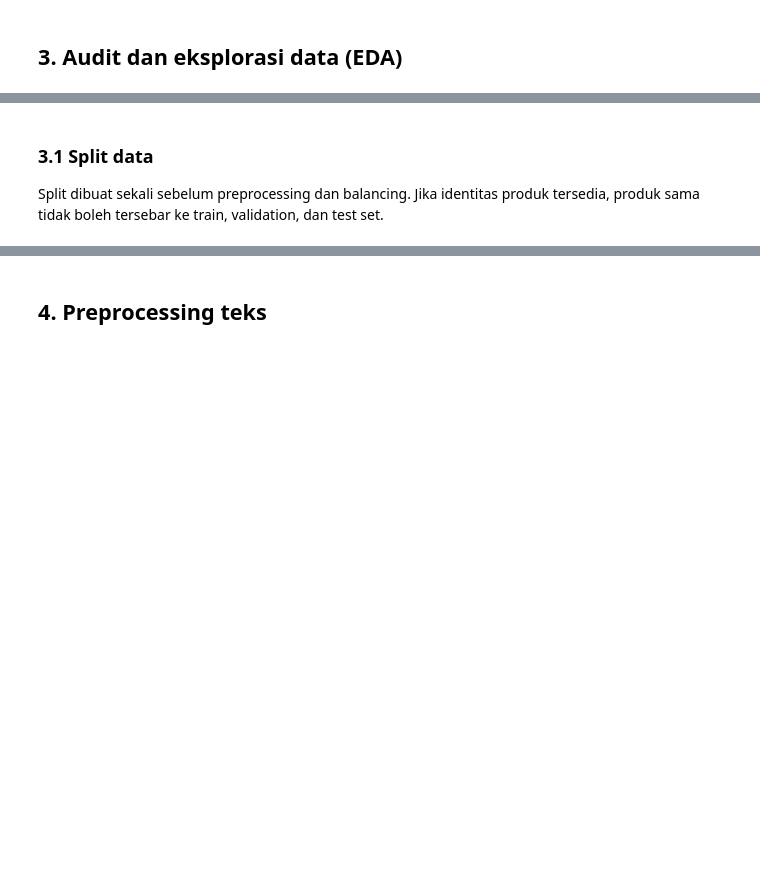
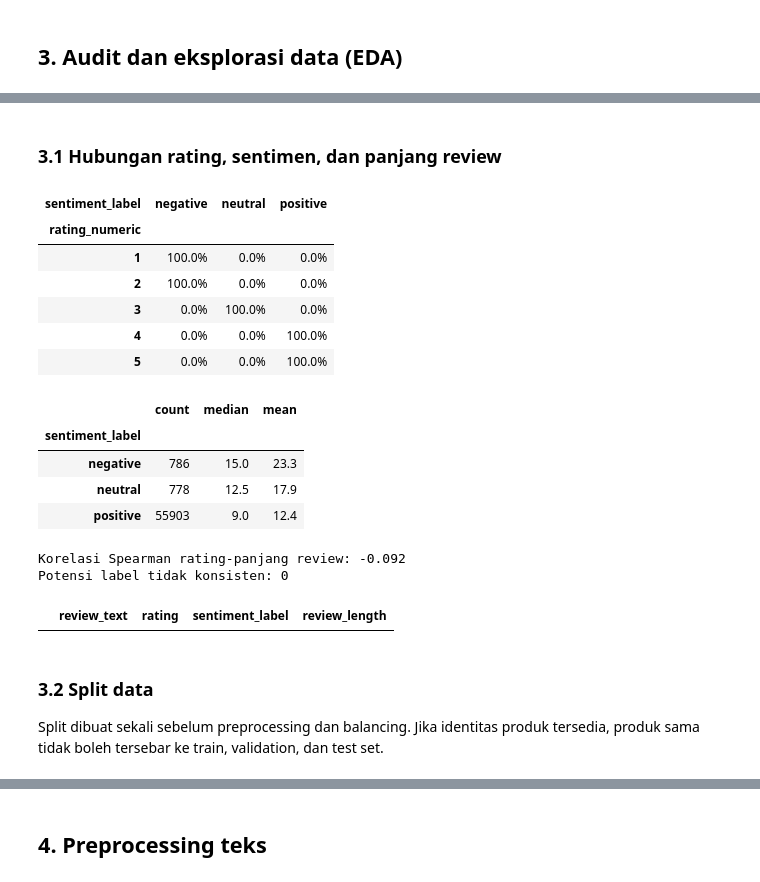
Before and after one commit to LuqmanSyah/tokopedia-review-sentiment, a Jupyter notebook: tokopedia_review_sentimen.ipynb, the cells around one changed output, grey strips where cells are left out. Drawn from its saved outputs; the diff is of its cells as text; code cells hidden in the pictures; blank space fills up the shorter version.

```diff
--- a/tokopedia_review_sentimen.ipynb
+++ b/tokopedia_review_sentimen.ipynb
@@ -133,5 +238,55 @@ plt.show()
+# %% [markdown]
+### 3.1 Hubungan rating, sentimen, dan panjang review
+# %%
+eda_data = df.assign(
+    rating_numeric=pd.to_numeric(df["rating"], errors="coerce"),
+    review_length=df["review_text"].str.split().str.len(),
+)
+
+rating_sentiment = pd.crosstab(
+    eda_data["rating_numeric"],
+    eda_data["sentiment_label"],
+    normalize="index",
+).reindex(columns=LABELS, fill_value=0)
+display(rating_sentiment.style.format("{:.1%}"))
+
+length_summary = eda_data.groupby("sentiment_label")["review_length"].agg(
+    ["count", "median", "mean"]
+).reindex(LABELS)
+display(length_summary.style.format({"median": "{:.1f}", "mean": "{:.1f}"}))
+
+rating_length_correlation = eda_data[["rating_numeric", "review_length"]].corr(
+    method="spearman"
+).iloc[0, 1]
+print(f"Korelasi Spearman rating-panjang review: {rating_length_correlation:.3f}")
+
+inconsistent_mask = (
+    (eda_data["rating_numeric"].ge(4) & eda_data["sentiment_label"].eq("negative"))
+    | (eda_data["rating_numeric"].le(2) & eda_data["sentiment_label"].eq("positive"))
+)
+potentially_inconsistent = eda_data.loc[
+    inconsistent_mask, ["review_text", "rating", "sentiment_label", "review_length"]
+]
+print(f"Potensi label tidak konsisten: {len(potentially_inconsistent):,}")
+display(potentially_inconsistent.head(10))
+# %% [output]
+| sentiment_label | negative | neutral | positive |
+| rating_numeric |  |  |  |
+| 1 | 100.0% | 0.0% | 0.0% |
+| 2 | 100.0% | 0.0% | 0.0% |
+| 3 | 0.0% | 100.0% | 0.0% |
+| 4 | 0.0% | 0.0% | 100.0% |
+| 5 | 0.0% | 0.0% | 100.0% |
+|  | count | median | mean |
+| sentiment_label |  |  |  |
+| negative | 786 | 15.0 | 23.3 |
+| neutral | 778 | 12.5 | 17.9 |
+| positive | 55903 | 9.0 | 12.4 |
+Korelasi Spearman rating-panjang review: -0.092
+Potensi label tidak konsisten: 0
+|  | review_text | rating | sentiment_label | review_length |
 # %% [markdown]
-### 3.1 Split data
+### 3.2 Split data
 
 Split dibuat sekali sebelum preprocessing dan balancing. Jika identitas produk tersedia,
 produk sama tidak boleh tersebar ke train, validation, dan test set.
```
Also changed, not shown: parts of 37 cells of this notebook.
